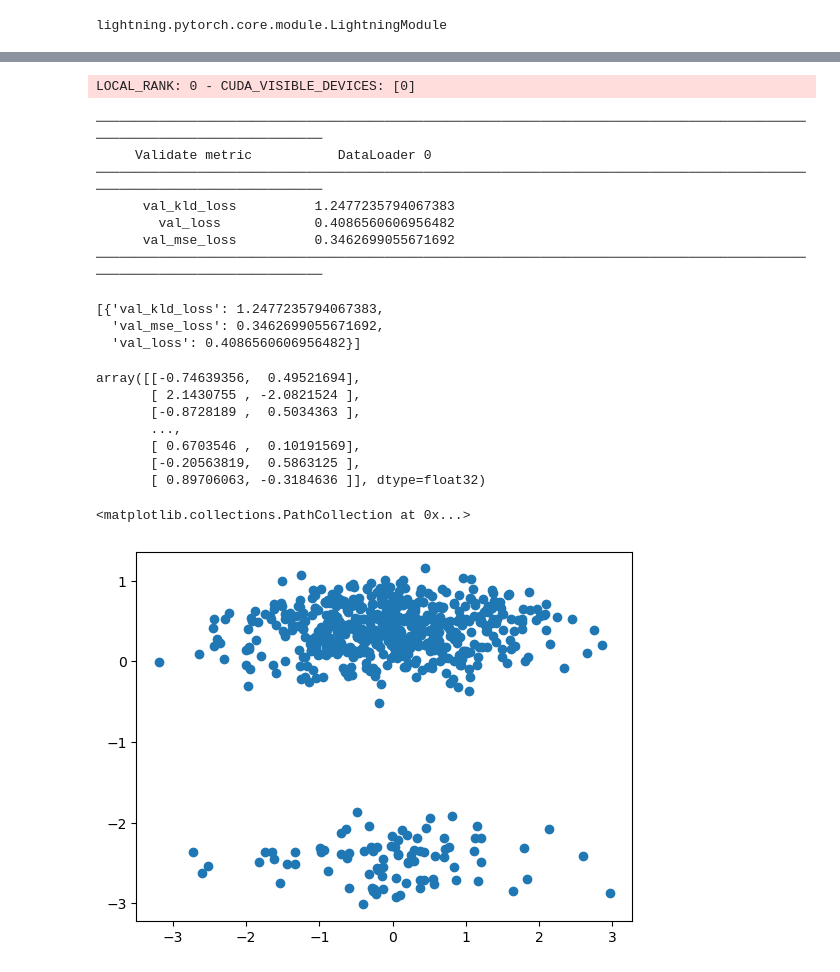
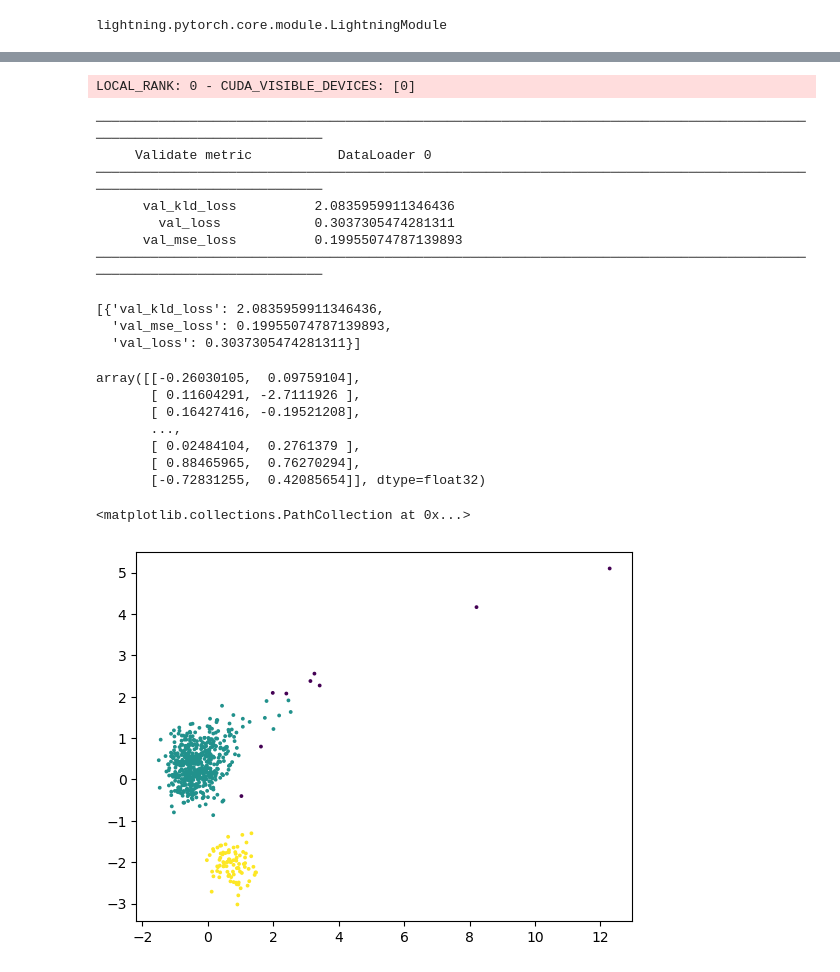
Before and after one commit to uic-evl/DigitalTwinVis, a Jupyter notebook: python/RadiomicClustering.ipynb, the cells around one changed output, grey strips where cells are left out. Saved outputs shown, nothing was run; the diff lists cells and outputs as text; code cells hidden in the pictures.

Commit message:
radiomics clusters improved and added correlation testings

```diff
--- a/python/RadiomicClustering.ipynb
+++ b/python/RadiomicClustering.ipynb
@@ -17,6 +17,6 @@ ln_data.head()
 | 4 | 10069 | GTVp1 | 60.525000 | NaN | Male | White/Caucasion | IC+Radiation alone | ... |
 5 rows × 3408 columns
 # %%
-ln_data = ln_data.rename({'Dummy ID': 'ID'},axis=1).set_index('ID')
+ln_data = ln_data.rename({'Dummy ID': 'id'},axis=1).set_index('id')
 ln_data.head()
 # %% [output]
@@ -56,7 +49,7 @@ class Encoder(torch.nn.Module):
     def __init__(self,
                  input_shape,
                  embedding_size = 5,
-                 hidden_dims = [10,10,10],
+                 hidden_dims = [200],
                  input_dropout = .1,
                  pre_embedding_dropout = 0,
                  activation = torch.nn.ReLU,
@@ -89,7 +82,7 @@ class Decoder(torch.nn.Module):
     def __init__(self,
                  output_shape,
                  embedding_size = 5,
-                 hidden_dims = [10,10,10],
+                 hidden_dims = [200],
                  penultimate_dropout = .1,
                  embedding_dropout = 0,
                  activation = None,
@@ -133,7 +126,7 @@ class Decoder(torch.nn.Module):
         return self.final_transform(x)
 
 class RadiomicsVAE(L.LightningModule):
-    def __init__(self, input_shape, embedding_size,encoder_args={},decoder_args={},kld_weight=.05,mse_weight=1,lr=.01):
+    def __init__(self, input_shape, embedding_size,encoder_args={},decoder_args={},kld_weight=.01,mse_weight=1,lr=.001):
         self.lr=lr
         super().__init__()
         self.encoder = Encoder(input_shape,embedding_size=embedding_size,**encoder_args)
@@ -170,7 +163,7 @@ class RadiomicsVAE(L.LightningModule):
         optimizer = torch.optim.Adam(self.parameters(), lr=self.lr)
         return optimizer
 
-model = RadiomicsVAE(x.shape[1],2)
+model = RadiomicsVAE(x.shape[1],2,lr=.0001,kld_weight=0)
 model
 # %% [output]
 RadiomicsVAE(
@@ -193,7 +189,7 @@ RadiomicsVAE(
 # %%
 from lightning.pytorch.callbacks.early_stopping import EarlyStopping
 
-BATCHSIZE = 10
+BATCHSIZE = 30
 [xtrain,xval] = [torch.from_numpy(rm.loc[ids].values.astype('float')).type(torch.float32) for ids in [train_ids,test_ids]]
 normalize = lambda xx: (xx - xtrain.mean(axis=0))/(xtrain.std(axis=0) + .1)
 convert = lambda x: torch.utils.data.DataLoader(normalize(x),batch_size=BATCHSIZE)
@@ -246,28 +234,35 @@ LOCAL_RANK: 0 - CUDA_VISIBLE_DEVICES: [0]
 ────────────────────────────────────────────────────────────────────────────────────────────────────────────────────────
      Validate metric           DataLoader 0
 ────────────────────────────────────────────────────────────────────────────────────────────────────────────────────────
-      val_kld_loss          1.2477235794067383
-        val_loss            0.4086560606956482
-      val_mse_loss          0.3462699055671692
+      val_kld_loss          2.0835959911346436
+        val_loss            0.3037305474281311
+      val_mse_loss          0.19955074787139893
 ────────────────────────────────────────────────────────────────────────────────────────────────────────────────────────
-[{'val_kld_loss': 1.2477235794067383,
-  'val_mse_loss': 0.3462699055671692,
-  'val_loss': 0.4086560606956482}]
+[{'val_kld_loss': 2.0835959911346436,
+  'val_mse_loss': 0.19955074787139893,
+  'val_loss': 0.3037305474281311}]
 # %%
 with torch.no_grad():
-    embedding = model.decoder.reparameterize(*model.encoder(normalize(xall))).detach().cpu().numpy()
+    embedding = model.decoder.reparameterize(*model.encoder(normalize(torch.from_numpy(rm.values.astype(np.float32))))).detach().cpu().numpy()
 embedding
 # %% [output]
-array([[-0.74639356,  0.49521694],
-       [ 2.1430755 , -2.0821524 ],
-       [-0.8728189 ,  0.5034363 ],
+array([[-0.26030105,  0.09759104],
+       [ 0.11604291, -2.7111926 ],
+       [ 0.16427416, -0.19521208],
        ...,
-       [ 0.6703546 ,  0.10191569],
-       [-0.20563819,  0.5863125 ],
-       [ 0.89706063, -0.3184636 ]], dtype=float32)
+       [ 0.02484104,  0.2761379 ],
+       [ 0.88465965,  0.76270294],
+       [-0.72831255,  0.42085654]], dtype=float32)
-# %%
-import matplotlib.pyplot as plt
-plt.scatter(embedding[:,0],embedding[:,1])
-# %% [output]
-<matplotlib.collections.PathCollection at 0x...>
-[figure, removed]
+# %%
+import matplotlib.pyplot as plt
+from sklearn.cluster import KMeans, OPTICS, DBSCAN
+from sklearn.decomposition import PCA
+clusters = DBSCAN().fit_predict(embedding)
+# clusters = KMeans(2).fit_predict(embedding)
+plotvals = embedding
+if embedding.shape[1] > 2:
+    plotvals = PCA(2).fit_transform(embedding)
+plt.scatter(plotvals[:,0],plotvals[:,1],s=3,c=clusters)
+# %% [output]
+<matplotlib.collections.PathCollection at 0x...>
+[figure, added]
```
Also changed, not shown: parts of 10 cells of this notebook.
